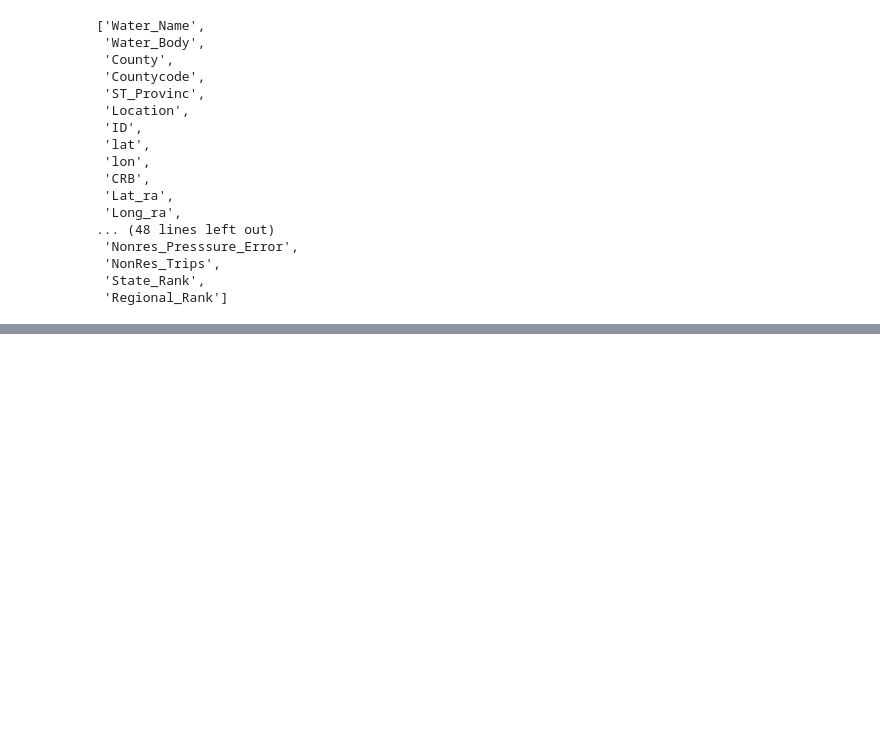
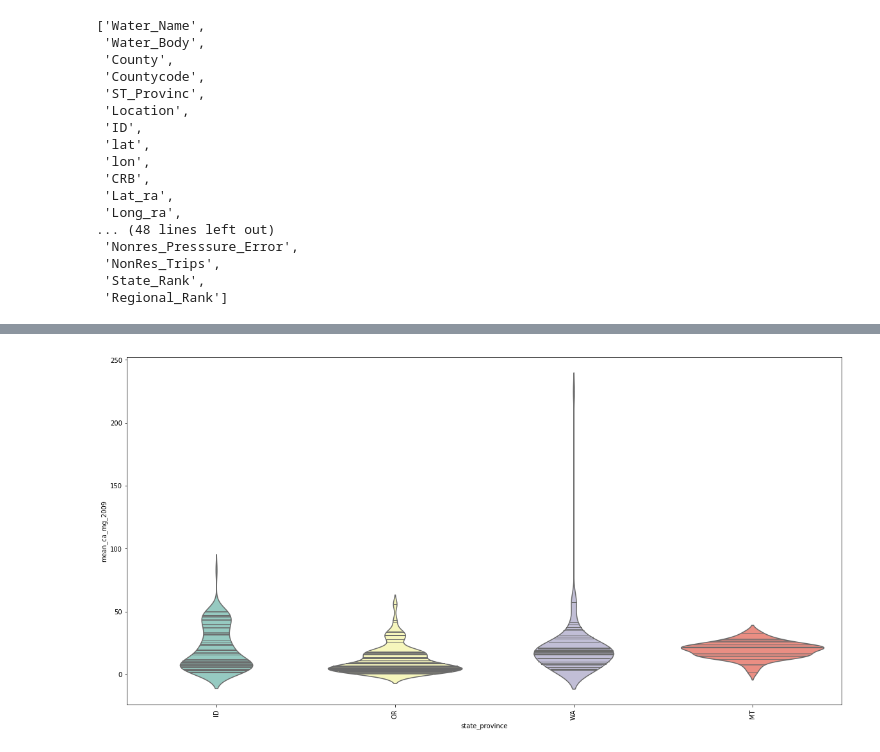
Before and after one commit to msflebedorf/bootcamp, a Jupyter notebook: unit_1/Unit 1 Lesson 3 Visualization.ipynb, the cells around one changed output, grey strips where cells are left out. Saved outputs shown, nothing was run; the diff lists cells and outputs as text; code cells hidden in the pictures; blank space fills up the shorter version.

```diff
--- a/unit_1/Unit 1 Lesson 3 Visualization.ipynb
+++ b/unit_1/Unit 1 Lesson 3 Visualization.ipynb
@@ -37,0 +102,2 @@ zmussels = pd.read_csv('../Datafiles/mussels/Boatramps_CRB.csv', encoding = 'lat
+# %%
+zmussels.num_ramps = zmussels.num_ramps.astype('int32')
@@ -37,0 +160,6 @@ zmussels = pd.read_csv('../Datafiles/mussels/Boatramps_CRB.csv', encoding = 'lat
+# %%
+sns.violinplot(x="state_province", y="mean_ca_mg_2009", data=zmussels, split = True,
+               inner="stick", palette="Set3")
+plt.xticks(rotation = 90);
+# %% [output]
+[figure, added]
```
Also changed, not shown: parts of 35 cells of this notebook.
